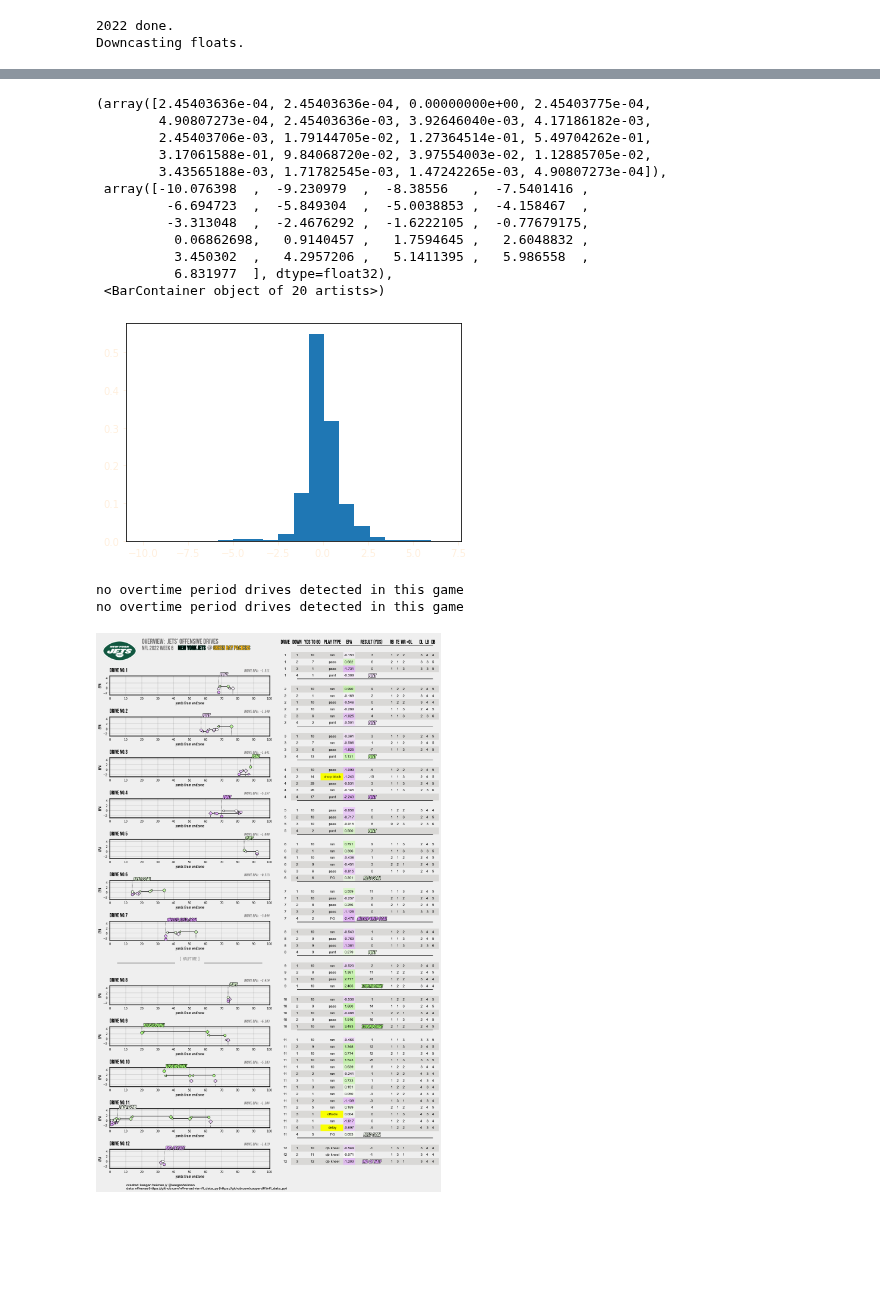
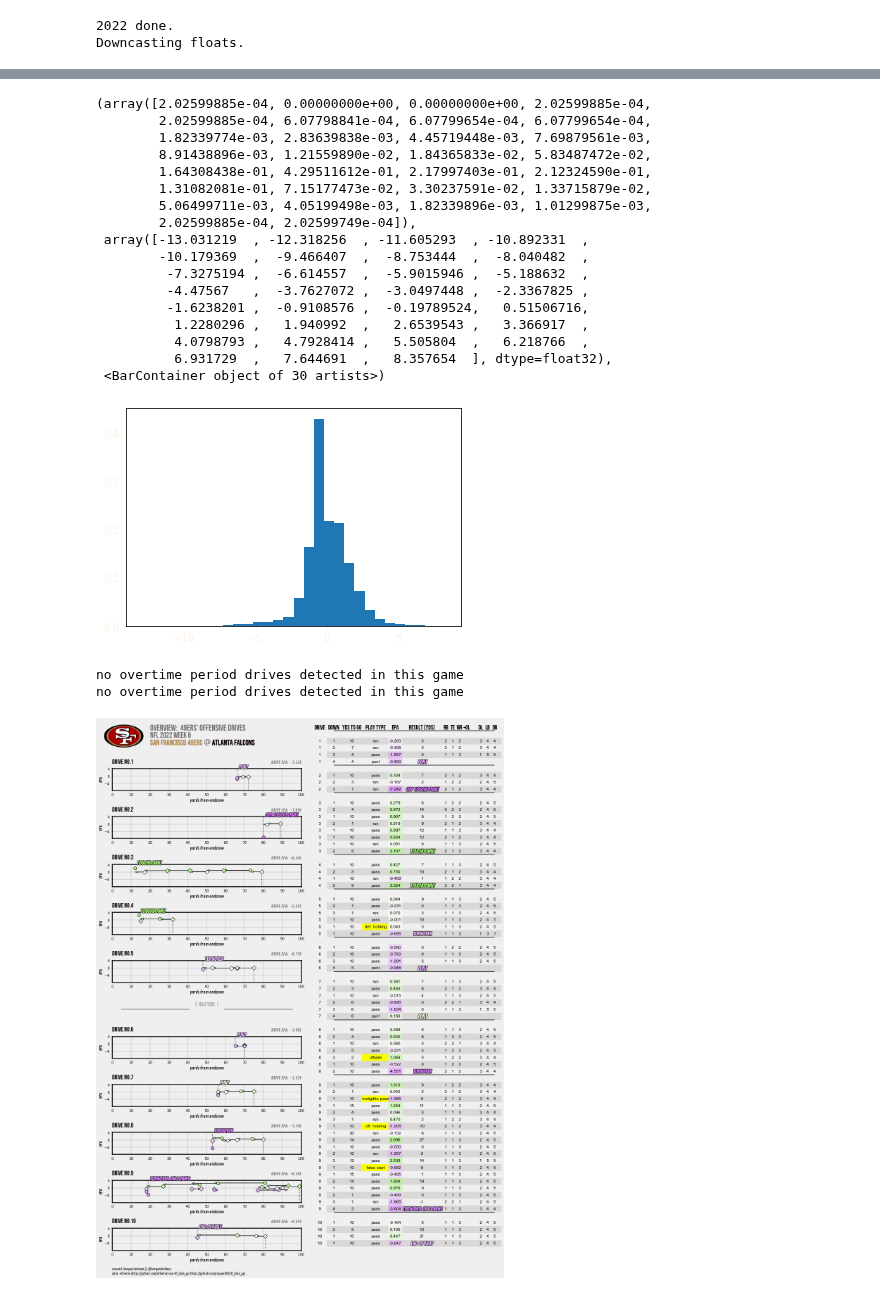
Before and after one commit to keeganheilman/nfl-charts, a Jupyter notebook: team-drive-epa.ipynb, the cells around one changed output, grey strips where cells are left out. Cells and saved outputs as stored; diff of their text form; code cells hidden in the pictures; blank space fills up the shorter version.

```diff
--- a/team-drive-epa.ipynb
+++ b/team-drive-epa.ipynb
@@ -15,7 +15,7 @@ from io import BytesIO
 # SET SEASON, WEEK, TEAM to be plotted
 SEASON = 2022
 WEEK = 6
-TEAM = 'NYJ'
+TEAM = 'SF'
 # %%
 # get team info (colors, URLS, abbr., etc.)
 df_teams_info = pd.read_csv("./data/team_logos.csv")
@@ -166,6 +166,7 @@ def create_subplot_structure(axd_idxs):
     """
     # initial empty subplot structure
     axs  = [['header','playlist']]
+    axs.append(['legend','playlist'])
     # create field subplot structure
     for axd_idx in axd_idxs:
             subplot = [axd_idx,'playlist']
@@ -217,6 +218,8 @@ def make_height_ratios(df):
         print("no overtime period drives detected in this game")
     # add height_ratio for header
     height_ratios.insert(0,1)
+    # add height_ratio for legend
+    height_ratios.insert(0,0.3)
     # add height_ratio for footer
     height_ratios.append(0.5)
     return height_ratios
@@ -224,6 +227,8 @@ def make_height_ratios(df):
 
 def format_playtype(playtype):
     playtype_mapping = {'qb_kneel':'qb kneel','punt':'punt','pass':'pass','run':'run','field_goal':'FG',
+                        'Ineligible Downfield Pass':'ineligible pass',
+                        'Illegal Block Above the Waist':'illegal block',
                         'Encroachment':'offside',
                         'Chop Block':'chop block',
                         'Defensive Offside':'offside',
@@ -347,7 +352,7 @@ mpl.rcParams['ytick.color'] = text_color
 # flag_color = "#fdfb82", "#E0CA3C", "#E6C229"
 
 # TEXT
-title = "Overview:  {}' Offensive Drives\n<NFL {} WEEK {}>    <{}> <@> <{}>"
+title = "Overview:  {}' Offensive Drives\n<NFL {} WEEK {}>\n<{}> <@> <{}>"
 drive_title = "drive no.{}"
 credits = "created: keegan heilman //  @keeganheilman\ndata: nflverse (https://github.com/nflverse) via nfl_data_py (https://github.com/cooperdff/nfl_data_py)"
 
@@ -677,19 +718,24 @@ plt.hist(x=df_play_par[df_play_par.play_type=='pass'].epa,bins=20, density=True)
 # %%
-plt.hist(df_pbp[df_pbp.play_type=='run'].epa,bins=20, density=True)
+plt.hist(df_pbp[df_pbp.play_type=='pass'].epa,bins=30, density=True)
 # %% [output]
-(array([2.45403636e-04, 2.45403636e-04, 0.00000000e+00, 2.45403775e-04,
-        4.90807273e-04, 2.45403636e-03, 3.92646040e-03, 4.17186182e-03,
-        2.45403706e-03, 1.79144705e-02, 1.27364514e-01, 5.49704262e-01,
-        3.17061588e-01, 9.84068720e-02, 3.97554003e-02, 1.12885705e-02,
-        3.43565188e-03, 1.71782545e-03, 1.47242265e-03, 4.90807273e-04]),
- array([-10.076398  ,  -9.230979  ,  -8.38556   ,  -7.5401416 ,
-         -6.694723  ,  -5.849304  ,  -5.0038853 ,  -4.158467  ,
-         -3.313048  ,  -2.4676292 ,  -1.6222105 ,  -0.77679175,
-          0.06862698,   0.9140457 ,   1.7594645 ,   2.6048832 ,
-          3.450302  ,   4.2957206 ,   5.1411395 ,   5.986558  ,
-          6.831977  ], dtype=float32),
- <BarContainer object of 20 artists>)
+(array([2.02599885e-04, 0.00000000e+00, 0.00000000e+00, 2.02599885e-04,
+        2.02599885e-04, 6.07798841e-04, 6.07799654e-04, 6.07799654e-04,
+        1.82339774e-03, 2.83639838e-03, 4.45719448e-03, 7.69879561e-03,
+        8.91438896e-03, 1.21559890e-02, 1.84365833e-02, 5.83487472e-02,
+        1.64308438e-01, 4.29511612e-01, 2.17997403e-01, 2.12324590e-01,
+        1.31082081e-01, 7.15177473e-02, 3.30237591e-02, 1.33715879e-02,
+        5.06499711e-03, 4.05199498e-03, 1.82339896e-03, 1.01299875e-03,
+        2.02599885e-04, 2.02599749e-04]),
+ array([-13.031219  , -12.318256  , -11.605293  , -10.892331  ,
+        -10.179369  ,  -9.466407  ,  -8.753444  ,  -8.040482  ,
+         -7.3275194 ,  -6.614557  ,  -5.9015946 ,  -5.188632  ,
+         -4.47567   ,  -3.7627072 ,  -3.0497448 ,  -2.3367825 ,
+         -1.6238201 ,  -0.9108576 ,  -0.19789524,   0.51506716,
+          1.2280296 ,   1.940992  ,   2.6539543 ,   3.366917  ,
+          4.0798793 ,   4.7928414 ,   5.505804  ,   6.218766  ,
+          6.931729  ,   7.644691  ,   8.357654  ], dtype=float32),
+ <BarContainer object of 30 artists>)
-[figure, old version]
+[figure, new version]
 # %%
 # TESTING ALTERNATIVE COLOR SCHEME
 
@@ -700,7 +746,7 @@ axs_label_text = contrail_text
 axs_title_text = bebas_text
 touchdown_text = bangers_text
 drive_result_text = contrail_text
-credits_text = goldman_text
+credits_text = ubuntuc_text
 
 
 # ALTERNATIVE COLOR
@@ -780,10 +826,10 @@ for k in axd:
         team_nick = home_teamnick if TEAM == home_teamabbr else away_teamnick
         title_t = htext.ax_text(s=title.format(team_nick, SEASON, WEEK, away_teamname, home_teamname),
                        x=0.2,y=0.82, ax=axd[k],
-                       highlight_textprops=[{"fontsize":20, "color": title_color},
-                                            {"fontsize":20, "color": away_teamcolors[1], "path_effects":[path_effects.withStroke(linewidth=2, foreground=away_teamcolors[0])]},
-                                            {"fontsize":20, "color": title_color, "fontfamily":subtitle_text},
-                                            {"fontsize":20, "color": home_teamcolors[1], "path_effects":[path_effects.withStroke(linewidth=2, foreground=home_teamcolors[0])]}],
+                       highlight_textprops=[{"fontsize":22, "color": title_color},
+                                            {"fontsize":22, "color": away_teamcolors[1], "path_effects":[path_effects.withStroke(linewidth=0.25, foreground=away_teamcolors[0])]},
+                                            {"fontsize":22, "color": title_color, "fontfamily":subtitle_text},
+                                            {"fontsize":22, "color": home_teamcolors[1], "path_effects":[path_effects.withStroke(linewidth=0.25, foreground=home_teamcolors[0])]}],
                        color=title_color,
                        fontsize=24,
                        fontfamily=title_text)
@@ -797,7 +843,7 @@ for k in axd:
         axd[k].axis("off")
 
         # add credits
-        axd[k].text(0.05, 0.08,
+        axd[k].text(0.00, 0.08,
          s=credits,
          fontstyle="italic",
          fontweight="light",
@@ -967,31 +1013,31 @@ for k in axd:
             if point_idx == len(x)-1:
                 # plot vertical line at end of drive point
                 end_of_drive_line = axd[k].vlines(x_val, ymin=y_val,ymax=game_epa_max+1,
                                                           colors=[drive_end_color],
                                                           linestyles="dotted",
                                                           zorder=-5)
                 end_of_drive_line.set_path_effects([path_effects.withStroke(linewidth=0, foreground="white")])
                 # plot end of drive result text (e.g. "TOUCHDOWN!")
                 drive_result_t= axd[k].text(x=x_val+0.3,y=game_epa_max+1.2,
                                                         s=format_drive_result(drive_result),
                                                         color=cmap_point_color,
                                                         fontfamily=touchdown_text,
                                                         fontsize=16)
                 drive_result_t.set_path_effects([path_effects.withStroke(linewidth=2, foreground=drive_result_path_color)])
             # plot play point x=epa, y=yardline_100
             markers=df_team_week_plays[df_team_week_plays.drive == drive].down.tolist()
             mapping= {1:'D',2:"o",3:"o",4:"o"}
             axd[k].scatter(x_val,y_val, color=cmap_point_color,edgecolors=scatter_ec,s=75, alpha=1,lw=1,zorder=10,  marker=mapping[markers[point_idx]])
 
             first_drive_of_half = True
 
 plt.show()
 # fig.savefig(f'{SEASON}-WEEK{WEEK}-{TEAM}.png',bbox_inches='tight', dpi=600)
 # plt.close('all')
 
 
 # How to better construct the rows of plays? What other information is pertinent?
 # %% [output]
 no overtime period drives detected in this game
 no overtime period drives detected in this game
-[figure, old version]
+[figure, new version]
```
Also changed, not shown: parts of 4 cells of this notebook.
